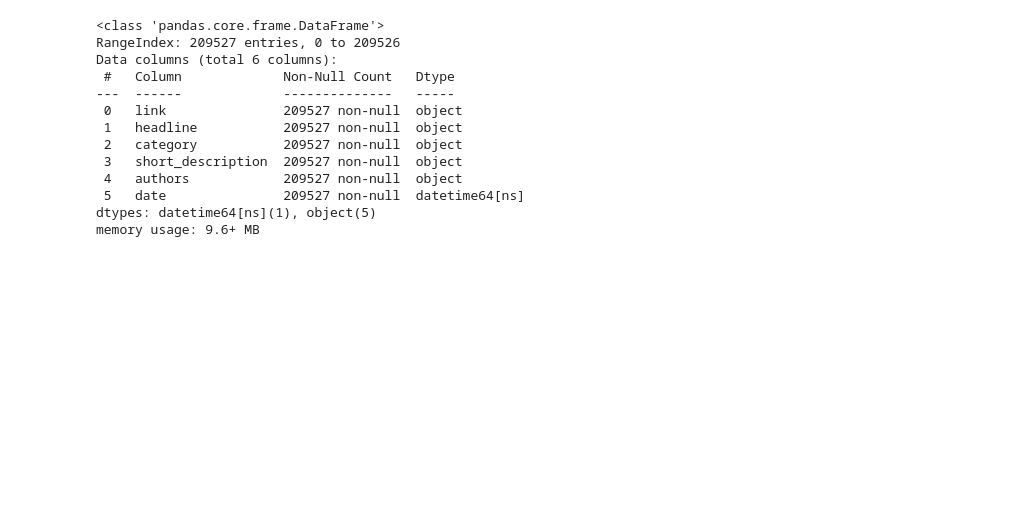
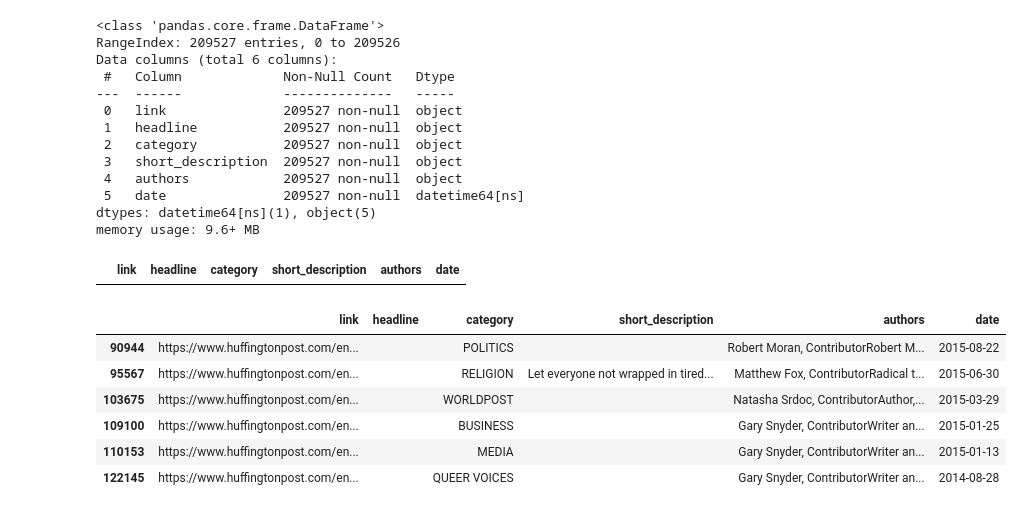
Before and after one commit to kevin-r-murphy/ba820, a Jupyter notebook: BA820.ipynb, the cells around one changed output. Cells and saved outputs as stored; diff of their text form; code cells hidden in the pictures; blank space fills up the shorter version.

```diff
--- a/BA820.ipynb
+++ b/BA820.ipynb
@@ -35,3 +35,17 @@ Data columns (total 6 columns):
  5   date               209527 non-null  datetime64[ns]
 dtypes: datetime64[ns](1), object(5)
 memory usage: 9.6+ MB
+# %%
+df[df['link']=='']
+# %% [output]
+|  | link | headline | category | short_description | authors | date |
+# %%
+df[df['headline']=='']
+# %% [output]
+|  | link | headline | category | short_description | authors | date |
+| 90944 | https://www.huffingtonpost.com/en... |  | POLITICS |  | Robert Moran, ContributorRobert M... | 2015-08-22 |
+| 95567 | https://www.huffingtonpost.com/en... |  | RELIGION | Let everyone not wrapped in tired... | Matthew Fox, ContributorRadical t... | 2015-06-30 |
+| 103675 | https://www.huffingtonpost.com/en... |  | WORLDPOST |  | Natasha Srdoc, ContributorAuthor,... | 2015-03-29 |
+| 109100 | https://www.huffingtonpost.com/en... |  | BUSINESS |  | Gary Snyder, ContributorWriter an... | 2015-01-25 |
+| 110153 | https://www.huffingtonpost.com/en... |  | MEDIA |  | Gary Snyder, ContributorWriter an... | 2015-01-13 |
+| 122145 | https://www.huffingtonpost.com/en... |  | QUEER VOICES |  | Gary Snyder, ContributorWriter an... | 2014-08-28 |
```
Also changed, not shown: parts of 8 cells of this notebook.
